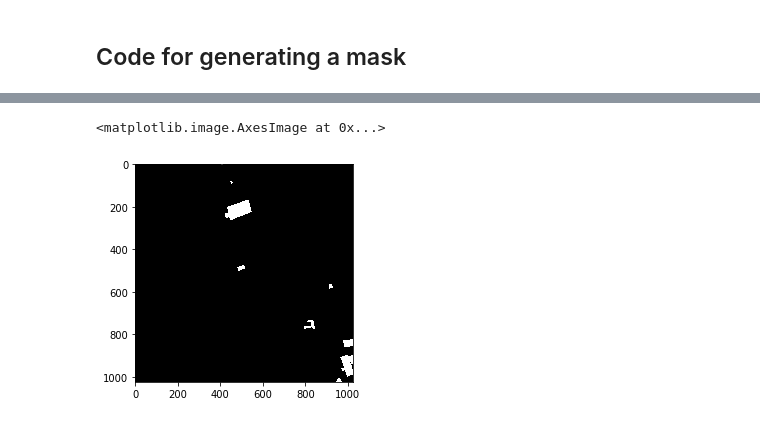
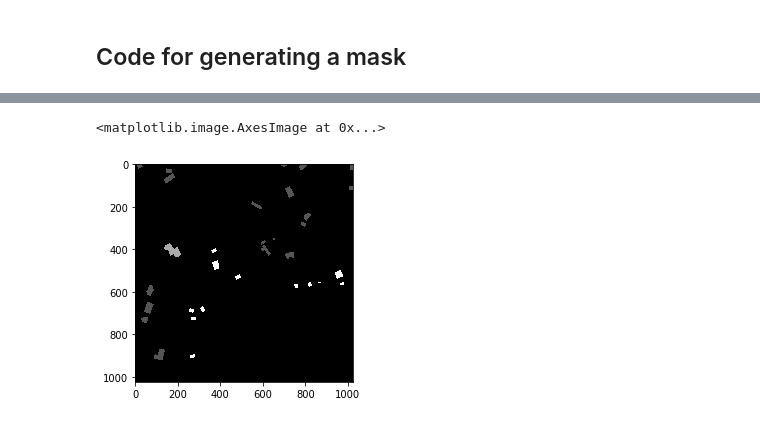
Before and after one commit to sljm12/xview2, a Jupyter notebook: XView Sat imagery Viewer.ipynb, the cells around one changed output, grey strips where cells are left out. Saved outputs shown, nothing was run; the diff lists cells and outputs as text; code cells hidden in the pictures.

```diff
--- a/XView Sat imagery Viewer.ipynb
+++ b/XView Sat imagery Viewer.ipynb
@@ -119,11 +130,16 @@ def generate_mask(img_file, json_file, mask_name):
 # %%
-a = generate_mask(os.path.join(xview_train_img_dir,"guatemala-volcano_00000000_pre_disaster.png"),
-                 os.path.join(xview_train_json_dir,"guatemala-volcano_00000000_pre_disaster.json"),
+a = generate_mask(os.path.join(xview_train_img_dir,"midwest-flooding_00000181_post_disaster.png"),
+                 os.path.join(xview_train_json_dir,"midwest-flooding_00000181_post_disaster.json"),
                  "mask1.png")
 plt.imshow(arr, cmap="gray")
-# %% [output]
-<matplotlib.image.AxesImage at 0x...>
-[figure, removed]
+# %%
+arr = generate_mask_damage(os.path.join(xview_train_img_dir,"midwest-flooding_00000181_post_disaster.png"),
+                 os.path.join(xview_train_json_dir,"midwest-flooding_00000181_post_disaster.json"),
+                 "mask1.png")
+plt.imshow(arr, cmap="gray")
+# %% [output]
+<matplotlib.image.AxesImage at 0x...>
+[figure, added]
 # %%
 def get_mask_filename(name):
     return name.replace(".png","_mask.png")
```
Also changed, not shown: parts of 4 cells of this notebook, 1 other file.
